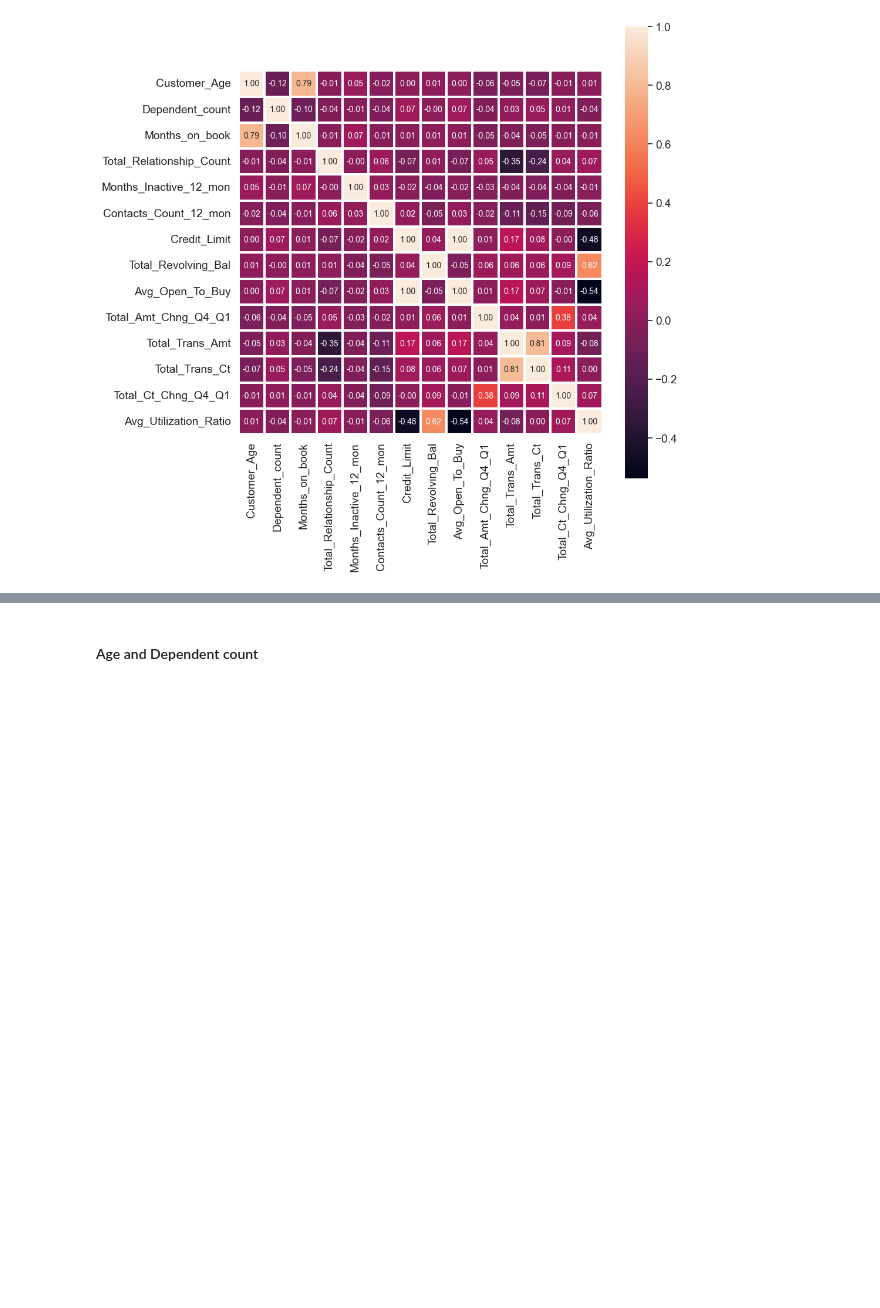
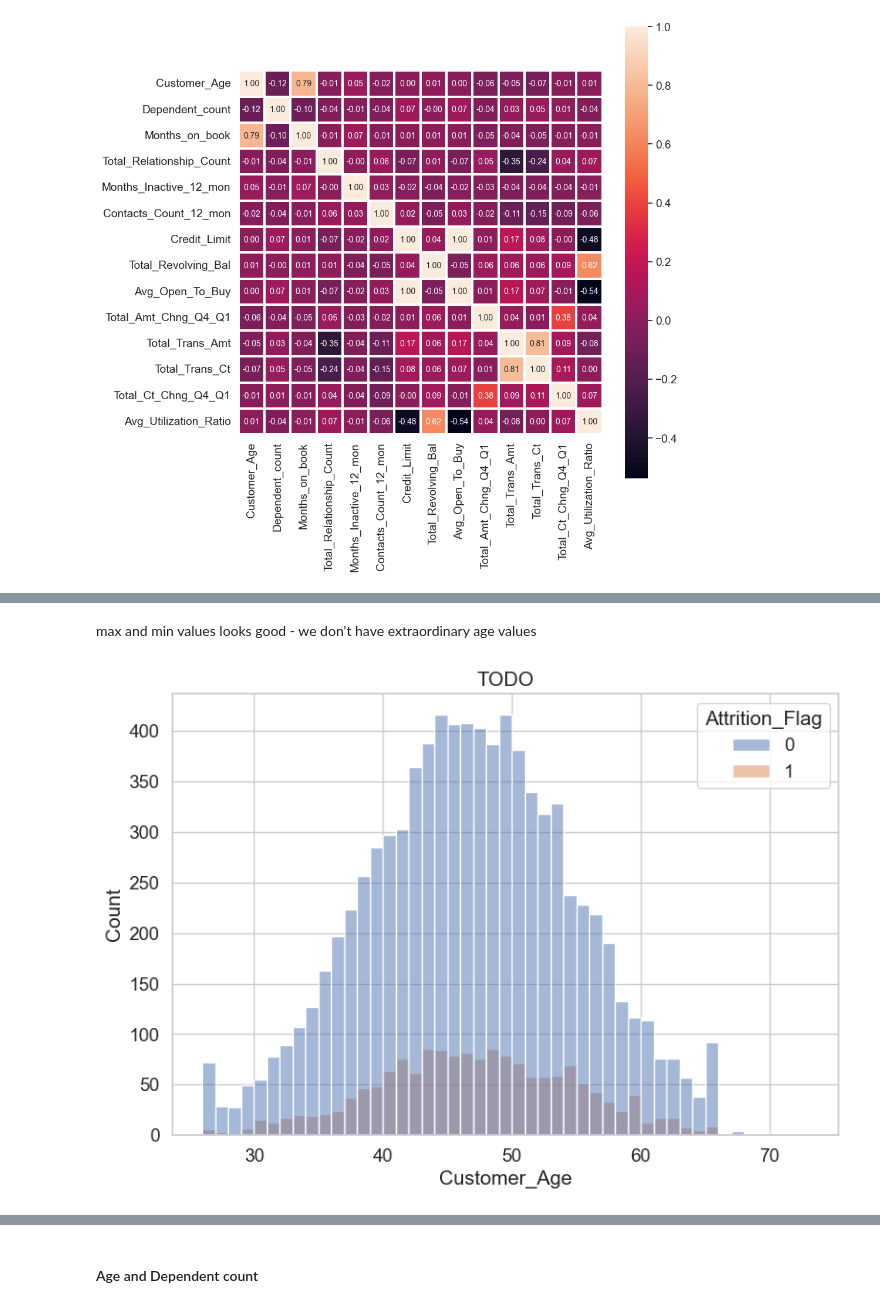
Before and after one commit to kasiadybcio/Credit_card, a Jupyter notebook: eda.ipynb, the cells around one changed output, grey strips where cells are left out. Cells and saved outputs as stored; diff of their text form; code cells hidden in the pictures; blank space fills up the shorter version.

```diff
--- a/eda.ipynb
+++ b/eda.ipynb
@@ -526,0 +541,10 @@ plt.show()
+# %% [markdown]
+max and min values looks good - we don't have extraordinary age values
+# %%
+sns.set_style("whitegrid",{'font_scale':'1.6'})
+plt.figure(figsize=(9, 6))
+sns.histplot(data, x = "Customer_Age", hue = "Attrition_Flag")
+plt.title("TODO")
+plt.show()
+# %% [output]
+[figure, added]
```
Also changed, not shown: parts of 21 cells of this notebook.
